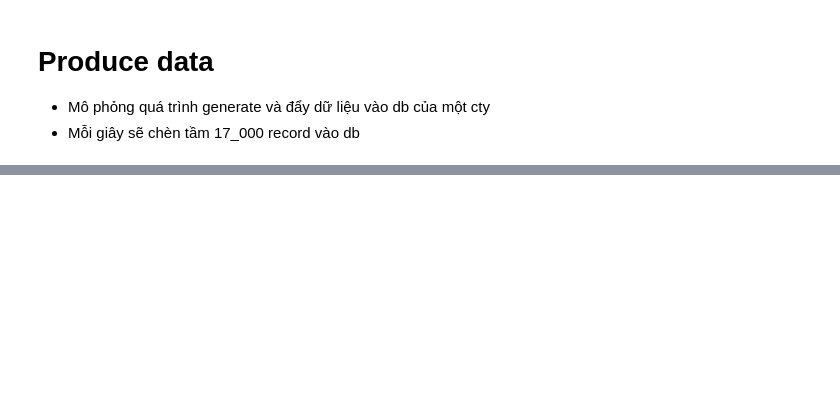
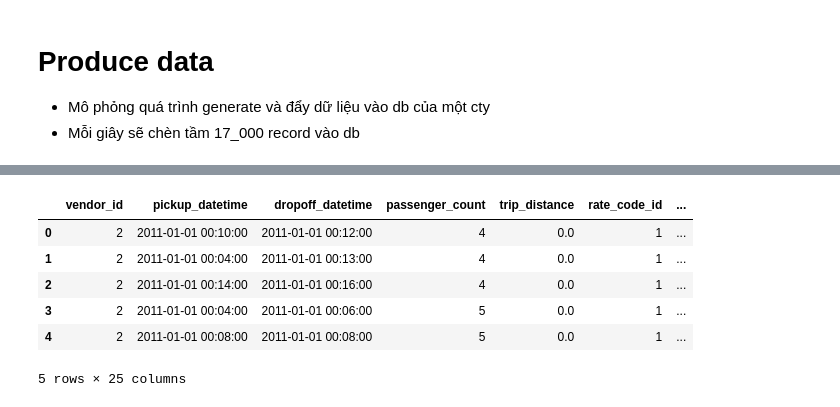
Before and after one commit to baolongnguyenmac/ml-ops, a Jupyter notebook: src/notebooks/produce_data.ipynb, the cells around one changed output, grey strips where cells are left out. Saved outputs shown, nothing was run; the diff lists cells and outputs as text; code cells hidden in the pictures; blank space fills up the shorter version.

```diff
--- a/src/notebooks/produce_data.ipynb
+++ b/src/notebooks/produce_data.ipynb
@@ -57,0 +253,11 @@ def produce(filepath: str, db_url: str, table_name: str, batch_size: int = 10_00
+# %%
+df = transform_data(pd.read_parquet('s3://flezi-agent/nyc-taxi/yellow_tripdata_2011-01.parquet'))
+df.head()
+# %% [output]
+|  | vendor_id | pickup_datetime | dropoff_datetime | passenger_count | trip_distance | rate_code_id | ... |
+| 0 | 2 | 2011-01-01 00:10:00 | 2011-01-01 00:12:00 | 4 | 0.0 | 1 | ... |
+| 1 | 2 | 2011-01-01 00:04:00 | 2011-01-01 00:13:00 | 4 | 0.0 | 1 | ... |
+| 2 | 2 | 2011-01-01 00:14:00 | 2011-01-01 00:16:00 | 4 | 0.0 | 1 | ... |
+| 3 | 2 | 2011-01-01 00:04:00 | 2011-01-01 00:06:00 | 5 | 0.0 | 1 | ... |
+| 4 | 2 | 2011-01-01 00:08:00 | 2011-01-01 00:08:00 | 5 | 0.0 | 1 | ... |
+5 rows × 25 columns
```
Also changed, not shown: parts of 15 cells of this notebook, 3 other files.
